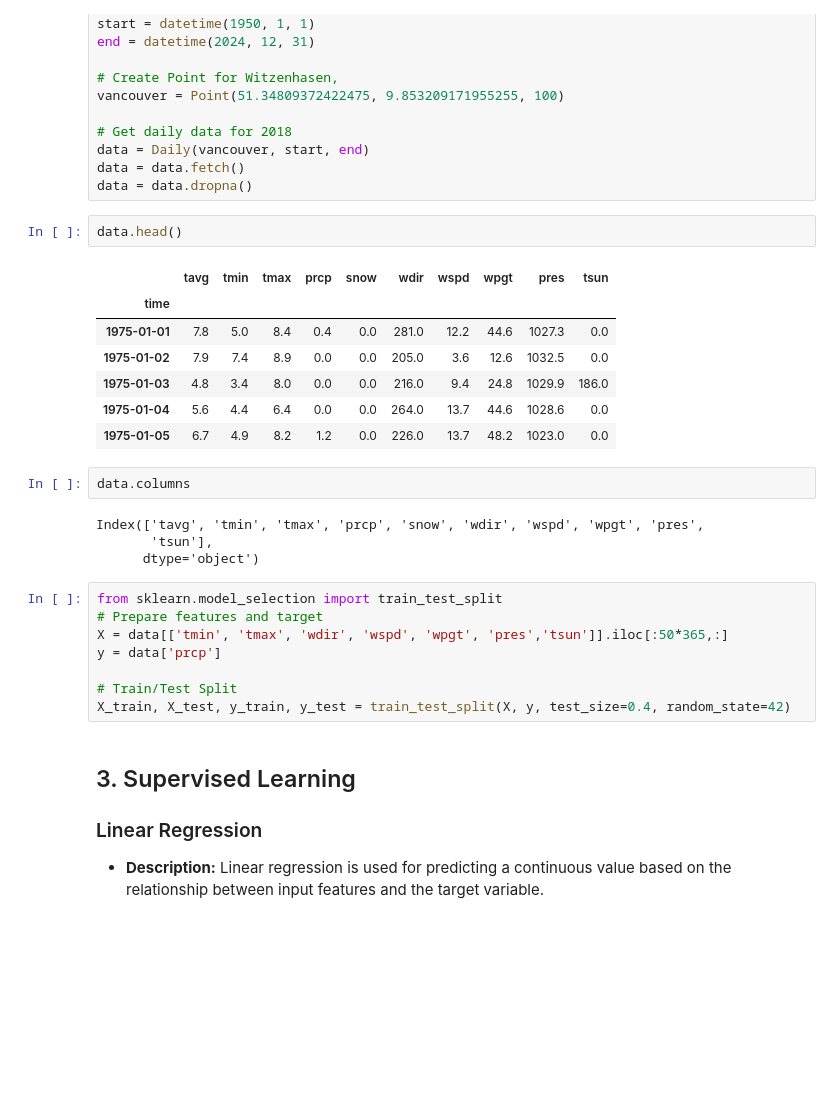
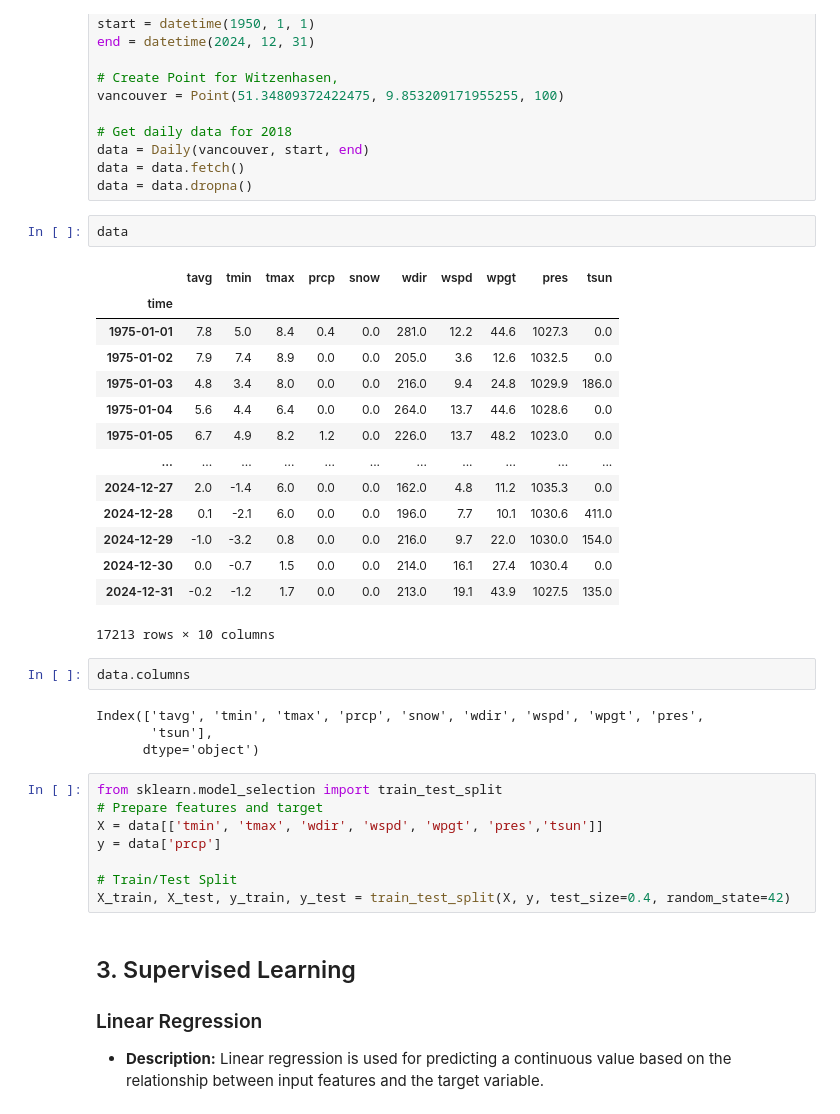
Before and after one commit to Bluerrror/Python-Course, a Jupyter notebook: 08/Python_Eigth_session.ipynb, the cells around one changed output. Cells and saved outputs as stored; diff of their text form; blank space fills up the shorter version.

```diff
--- a/08/Python_Eigth_session.ipynb
+++ b/08/Python_Eigth_session.ipynb
@@ -123,15 +123,22 @@ data = Daily(vancouver, start, end)
 data = data.fetch()
 data = data.dropna()
 # %%
-data.head()
+data
 # %% [output]
 |  | tavg | tmin | tmax | prcp | snow | wdir | wspd | wpgt | pres | tsun |
 | time |  |  |  |  |  |  |  |  |  |  |
 | 1975-01-01 | 7.8 | 5.0 | 8.4 | 0.4 | 0.0 | 281.0 | 12.2 | 44.6 | 1027.3 | 0.0 |
 | 1975-01-02 | 7.9 | 7.4 | 8.9 | 0.0 | 0.0 | 205.0 | 3.6 | 12.6 | 1032.5 | 0.0 |
 | 1975-01-03 | 4.8 | 3.4 | 8.0 | 0.0 | 0.0 | 216.0 | 9.4 | 24.8 | 1029.9 | 186.0 |
 | 1975-01-04 | 5.6 | 4.4 | 6.4 | 0.0 | 0.0 | 264.0 | 13.7 | 44.6 | 1028.6 | 0.0 |
 | 1975-01-05 | 6.7 | 4.9 | 8.2 | 1.2 | 0.0 | 226.0 | 13.7 | 48.2 | 1023.0 | 0.0 |
+| ... | ... | ... | ... | ... | ... | ... | ... | ... | ... | ... |
+| 2024-12-27 | 2.0 | -1.4 | 6.0 | 0.0 | 0.0 | 162.0 | 4.8 | 11.2 | 1035.3 | 0.0 |
+| 2024-12-28 | 0.1 | -2.1 | 6.0 | 0.0 | 0.0 | 196.0 | 7.7 | 10.1 | 1030.6 | 411.0 |
+| 2024-12-29 | -1.0 | -3.2 | 0.8 | 0.0 | 0.0 | 216.0 | 9.7 | 22.0 | 1030.0 | 154.0 |
+| 2024-12-30 | 0.0 | -0.7 | 1.5 | 0.0 | 0.0 | 214.0 | 16.1 | 27.4 | 1030.4 | 0.0 |
+| 2024-12-31 | -0.2 | -1.2 | 1.7 | 0.0 | 0.0 | 213.0 | 19.1 | 43.9 | 1027.5 | 135.0 |
+17213 rows × 10 columns
 # %%
 data.columns
 # %% [output]
@@ -141,7 +148,7 @@ Index(['tavg', 'tmin', 'tmax', 'prcp', 'snow', 'wdir', 'wspd', 'wpgt', 'pres',
 # %%
 from sklearn.model_selection import train_test_split
 # Prepare features and target
-X = data[['tmin', 'tmax', 'wdir', 'wspd', 'wpgt', 'pres','tsun']].iloc[:50*365,:]
+X = data[['tmin', 'tmax', 'wdir', 'wspd', 'wpgt', 'pres','tsun']]
 y = data['prcp']
 
 # Train/Test Split
```
Also changed, not shown: parts of 23 cells of this notebook.
